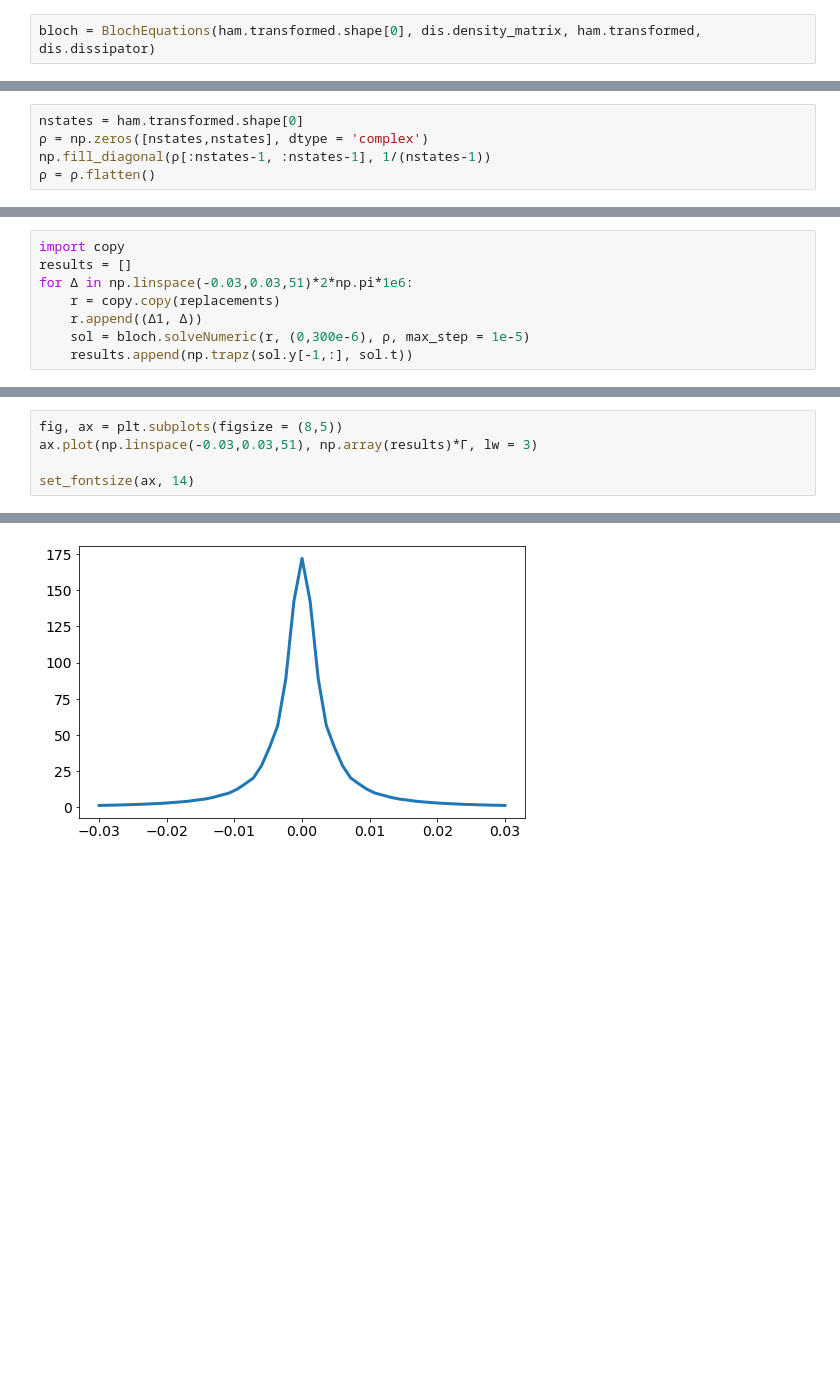
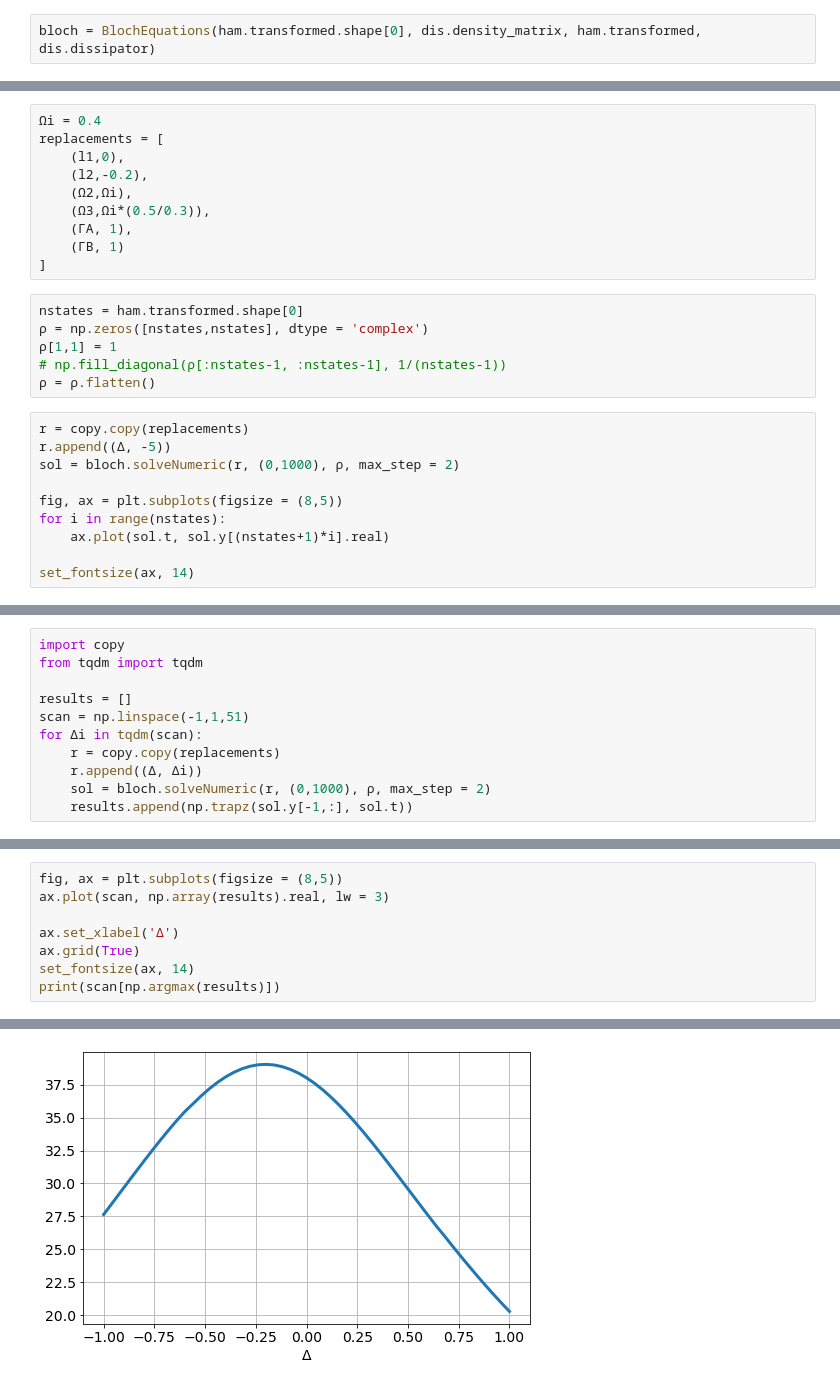
Before and after one commit to ograsdijk/optical-bloch, a Jupyter notebook: Amherst Cycling Transition only F0.ipynb, the cells around one changed output, grey strips where cells are left out. Saved outputs shown, nothing was run; the diff lists cells and outputs as text; blank space fills up the shorter version.

```diff
--- a/Amherst Cycling Transition only F0.ipynb
+++ b/Amherst Cycling Transition only F0.ipynb
@@ -750,5 +874,26 @@ replacements.append((Ω_F1mF0, 8469.58884911))
+# %%
+Ωi = 0.4
+replacements = [
+    (l1,0),
+    (l2,-0.2),
+    (Ω2,Ωi),
+    (Ω3,Ωi*(0.5/0.3)),
+    (ΓA, 1),
+    (ΓB, 1)
+]
 # %%
 nstates = ham.transformed.shape[0]
 ρ = np.zeros([nstates,nstates], dtype = 'complex')
-np.fill_diagonal(ρ[:nstates-1, :nstates-1], 1/(nstates-1))
+ρ[1,1] = 1
+# np.fill_diagonal(ρ[:nstates-1, :nstates-1], 1/(nstates-1))
 ρ = ρ.flatten()
+# %%
+r = copy.copy(replacements)
+r.append((Δ, -5))
+sol = bloch.solveNumeric(r, (0,1000), ρ, max_step = 2)
+
+fig, ax = plt.subplots(figsize = (8,5))
+for i in range(nstates):
+    ax.plot(sol.t, sol.y[(nstates+1)*i].real)
+
+set_fontsize(ax, 14)
@@ -755,10 +902,13 @@ np.fill_diagonal(ρ[:nstates-1, :nstates-1], 1/(nstates-1))
 # %%
 import copy
+from tqdm import tqdm
+
 results = []
-for Δ in np.linspace(-0.03,0.03,51)*2*np.pi*1e6:
+scan = np.linspace(-1,1,51)
+for Δi in tqdm(scan):
     r = copy.copy(replacements)
-    r.append((Δ1, Δ))
-    sol = bloch.solveNumeric(r, (0,300e-6), ρ, max_step = 1e-5)
+    r.append((Δ, Δi))
+    sol = bloch.solveNumeric(r, (0,1000), ρ, max_step = 2)
     results.append(np.trapz(sol.y[-1,:], sol.t))
 # %%
 fig, ax = plt.subplots(figsize = (8,5))
@@ -771,6 +921,9 @@ set_fontsize(ax, 14)
 # %%
 fig, ax = plt.subplots(figsize = (8,5))
-ax.plot(np.linspace(-0.03,0.03,51), np.array(results)*Γ, lw = 3)
+ax.plot(scan, np.array(results).real, lw = 3)
 
+ax.set_xlabel('Δ')
+ax.grid(True)
 set_fontsize(ax, 14)
+print(scan[np.argmax(results)])
 # %% [output]
@@ -777 +931 @@ set_fontsize(ax, 14)
-[figure, old version]
+[figure, new version]
```
Also changed, not shown: parts of 66 cells of this notebook, 2 other files.
